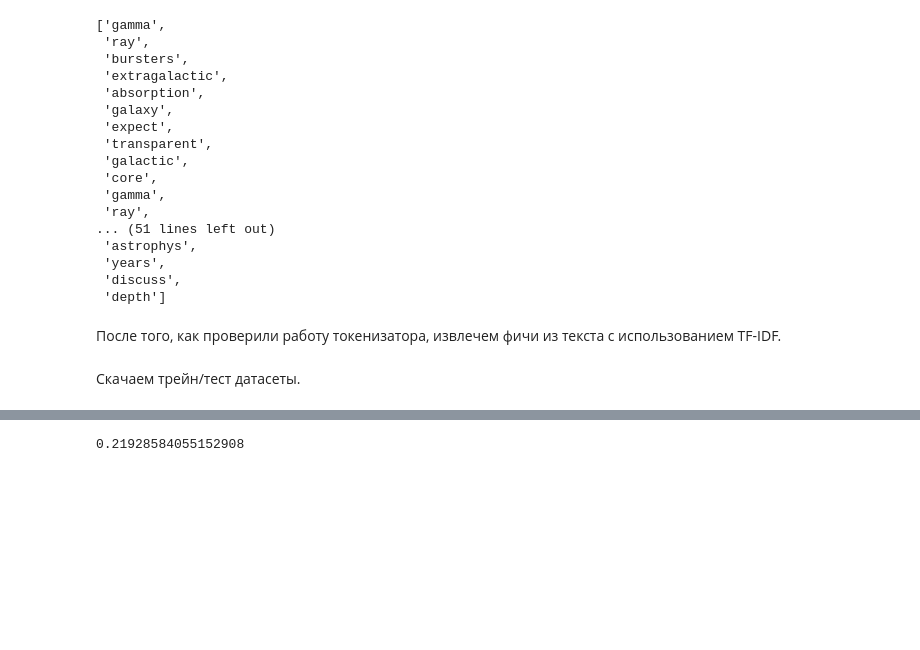
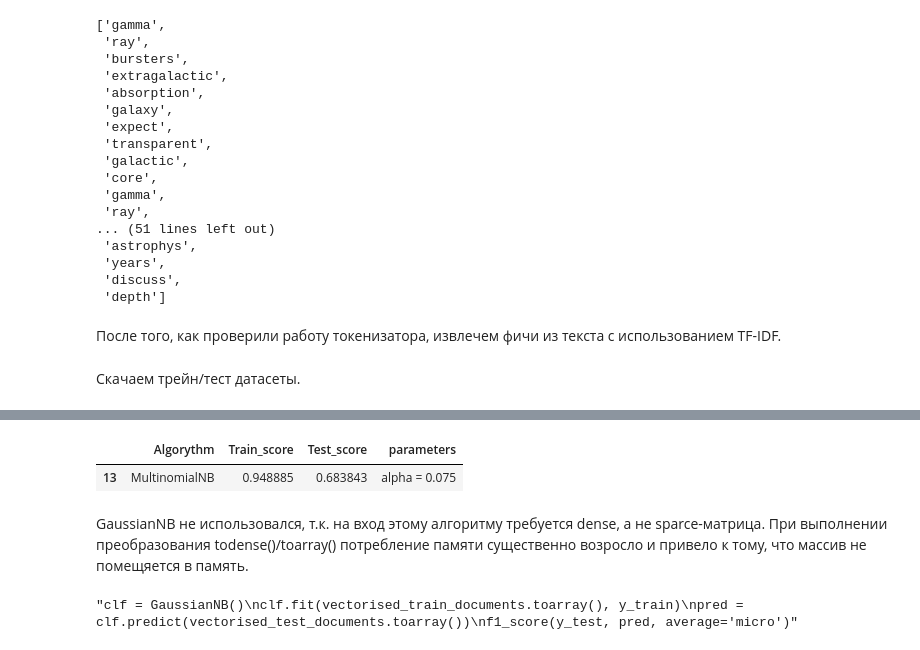
Before and after one commit to Espad/DS_5, a Jupyter notebook: Texts_Classification.ipynb, the cells around one changed output, grey strips where cells are left out. Drawn from its saved outputs; the diff is of its cells as text; code cells hidden in the pictures; blank space fills up the shorter version.

```diff
--- a/Texts_Classification.ipynb
+++ b/Texts_Classification.ipynb
@@ -372,7 +381,46 @@ Wall time: 3min 46s
+# %%
+def classify_and_score(classifier, X_train, X_test, y_train, y_test):
+    clf = classifier
+    clf.fit(X_train, y_train)
+
+    pred_train = clf.predict(X_train)
+    #print ("Train score")
+    f1_train = f1_score(y_train, pred_train, average='micro')
+
+    #print ("Test score")
+    pred_test = clf.predict(X_test)
+    f1_test = f1_score(y_test, pred_test, average='micro')
+    return f1_train, f1_test
+# %%
+#alphas = np.arange(0.01, 0.2, 0.005)
+alphas = [0.01 , 0.015, 0.02 , 0.025, 0.03 , 0.035, 0.04 , 0.045, 0.05 ,
+       0.055, 0.06 , 0.065, 0.07 , 0.075, 0.08 , 0.085, 0.09 , 0.095,
+       0.1  , 0.105, 0.11 , 0.115, 0.12 , 0.125, 0.13 , 0.135, 0.14 ,
+       0.145, 0.15 , 0.155, 0.16 , 0.165, 0.17 , 0.175, 0.18 , 0.185,
+       0.19 , 0.195, 0.31, 0.41, 0.51, 0.61, 0.71, 0.81, 0.91, 1.01,2,5]
+# %%
+results_df
+results_df = pd.DataFrame(columns=('Algorythm', 'Train_score', 'Test_score', 'parameters'))
+# %%
+for alph in alphas:
+    a = "MultinomialNB"
+    b,c = classify_and_score(MultinomialNB(alpha=alph), vectorised_train_documents,
+                           vectorised_test_documents, y_train, y_test)
+    d = "alpha = " + str(alph)
+
+    results_df = results_df.append({'Algorythm':a, 'Train_score':b,'Test_score':c, 'parameters':d},ignore_index=True)
+# %%
+results_df[results_df.Test_score >=  results_df.Test_score.max()]
+# %% [output]
+|  | Algorythm | Train_score | Test_score | parameters |
+| 13 | MultinomialNB | 0.948885 | 0.683843 | alpha = 0.075 |
+# %% [markdown]
+GaussianNB не использовался, т.к. на вход этому алгоритму требуется dense, а не sparce-матрица.
+При выполнении преобразования todense()/toarray() потребление памяти существенно возросло и привело к тому, что массив не помещяется в память.
 # %%
-clf = MultinomialNB()
-clf.fit(vectorised_train_documents, y_train)
-pred = clf.predict(vectorised_test_documents)
-f1_score(y_test, pred, average='micro')
+"""clf = GaussianNB()
+clf.fit(vectorised_train_documents.toarray(), y_train)
+pred = clf.predict(vectorised_test_documents.toarray())
+f1_score(y_test, pred, average='micro')"""
 # %% [output]
-0.21928584055152908
+"clf = GaussianNB()\nclf.fit(vectorised_train_documents.toarray(), y_train)\npred = clf.predict(vectorised_test_documents.toarray())\nf1_score(y_test, pred, average='micro')"
```
Also changed, not shown: parts of 7 cells of this notebook.
